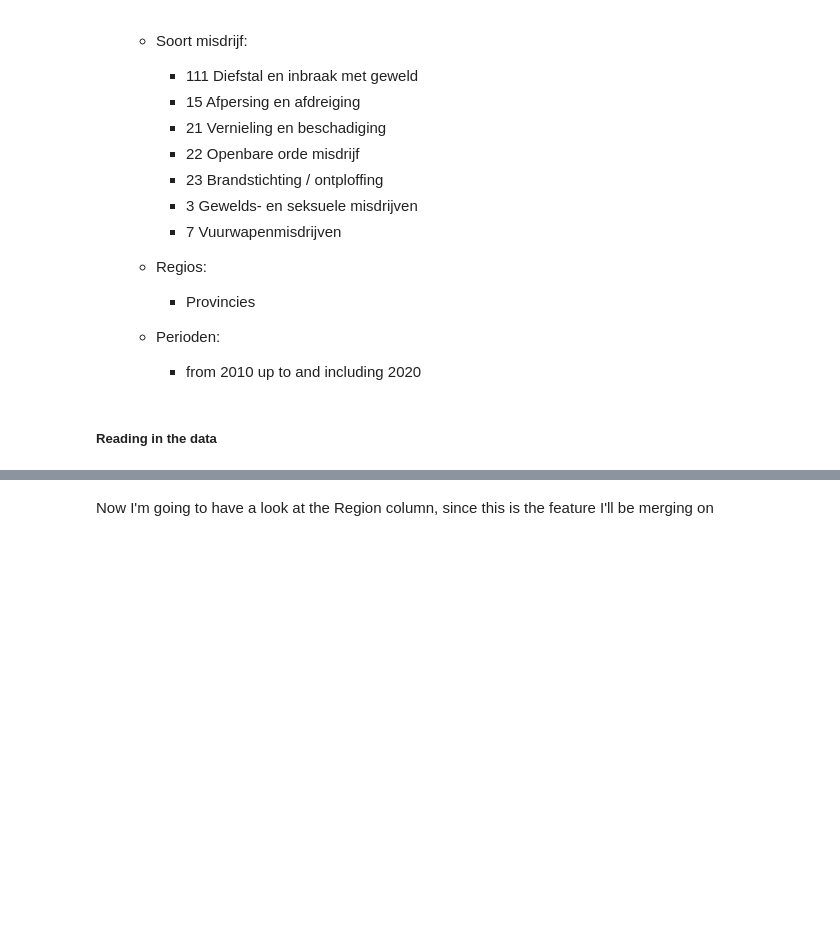
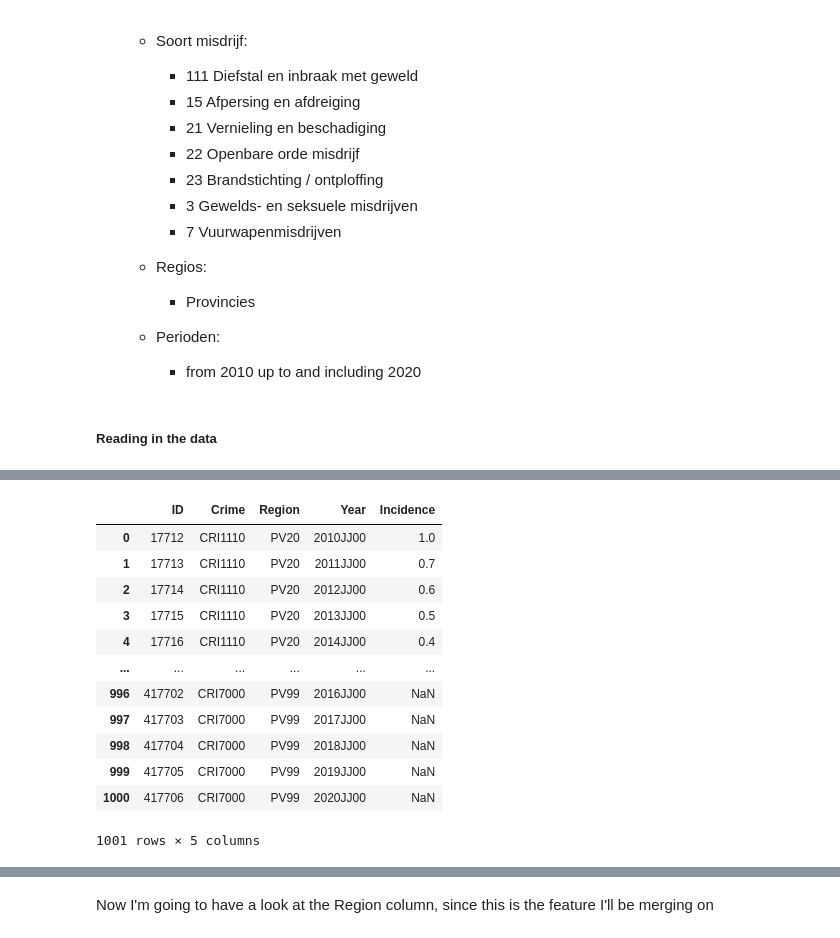
Before and after one commit to JMenzingaST/Lead_Crime_NL, a Jupyter notebook: Main.ipynb, the cells around one changed output, grey strips where cells are left out. Cells and saved outputs as stored; diff of their text form; code cells hidden in the pictures; blank space fills up the shorter version.

```diff
--- a/Main.ipynb
+++ b/Main.ipynb
@@ -66,12 +72,26 @@ lead_df = pd.read_csv(config['lead'], delimiter=';')
 # %%
 crime_df.rename(columns= {'SoortMisdrijf':'Crime',
                          'RegioS':'Region', 'Perioden':'Year',
                          'GeregistreerdeMisdrijvenPer1000Inw_3':'Incidence'},
-                inplace= True)
+                inplace=True)
 
 # Dit later doen.
 # crime_df['Year'] = crime_df['Year'].str.replace('JJ00','')
-crime_df.head()
+crime_df
+# %% [output]
+|  | ID | Crime | Region | Year | Incidence |
+| 0 | 17712 | CRI1110 | PV20 | 2010JJ00 | 1.0 |
+| 1 | 17713 | CRI1110 | PV20 | 2011JJ00 | 0.7 |
+| 2 | 17714 | CRI1110 | PV20 | 2012JJ00 | 0.6 |
+| 3 | 17715 | CRI1110 | PV20 | 2013JJ00 | 0.5 |
+| 4 | 17716 | CRI1110 | PV20 | 2014JJ00 | 0.4 |
+| ... | ... | ... | ... | ... | ... |
+| 996 | 417702 | CRI7000 | PV99 | 2016JJ00 | NaN |
+| 997 | 417703 | CRI7000 | PV99 | 2017JJ00 | NaN |
+| 998 | 417704 | CRI7000 | PV99 | 2018JJ00 | NaN |
+| 999 | 417705 | CRI7000 | PV99 | 2019JJ00 | NaN |
+| 1000 | 417706 | CRI7000 | PV99 | 2020JJ00 | NaN |
+1001 rows × 5 columns
 # %%
 lead_df.rename(columns={'RegioS':'Region', 'Perioden':'Year',
                         'VolumeAfvalwater_43':'Vol_Wastewater',
```
Also changed, not shown: parts of 10 cells of this notebook, 1 other file.
